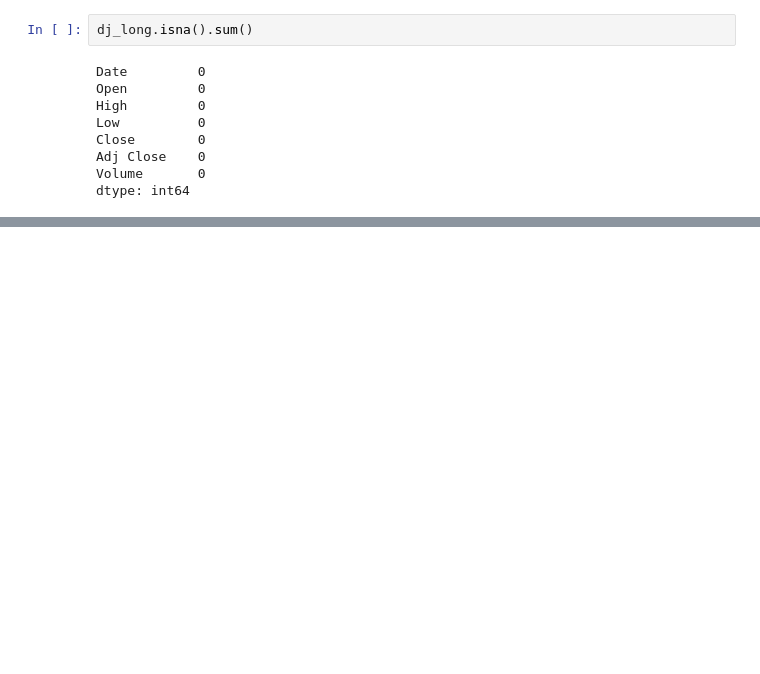
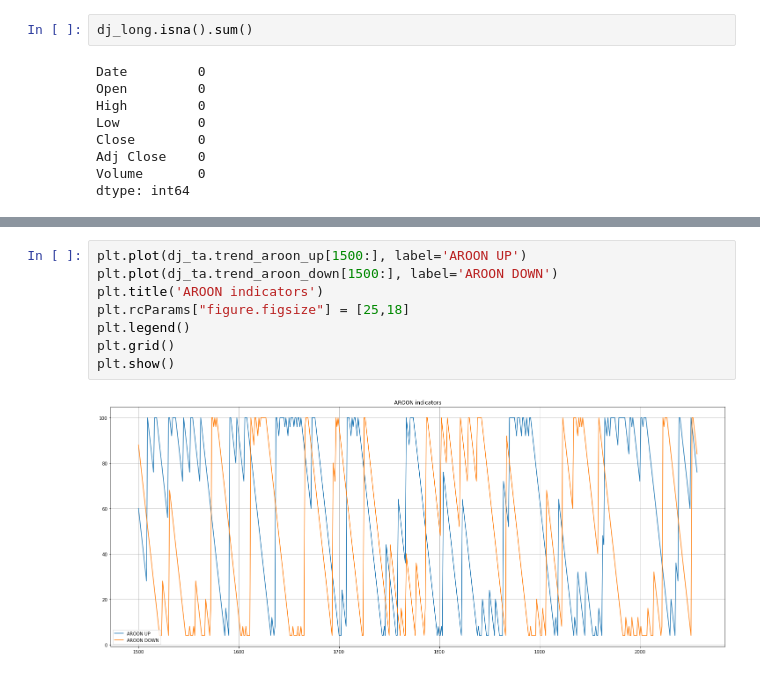
Before and after one commit to vishnugopu/Stock_predictions, a Jupyter notebook: StockPredictions.ipynb, the cells around one changed output, grey strips where cells are left out. Saved outputs shown, nothing was run; the diff lists cells and outputs as text; blank space fills up the shorter version.

```diff
--- a/StockPredictions.ipynb
+++ b/StockPredictions.ipynb
@@ -259,0 +310,10 @@ dtype: int64
+# %%
+plt.plot(dj_ta.trend_aroon_up[1500:], label='AROON UP')
+plt.plot(dj_ta.trend_aroon_down[1500:], label='AROON DOWN')
+plt.title('AROON indicators')
+plt.rcParams["figure.figsize"] = [25,18]
+plt.legend()
+plt.grid()
+plt.show()
+# %% [output]
+[figure, added]
```
Also changed, not shown: parts of 15 cells of this notebook.
